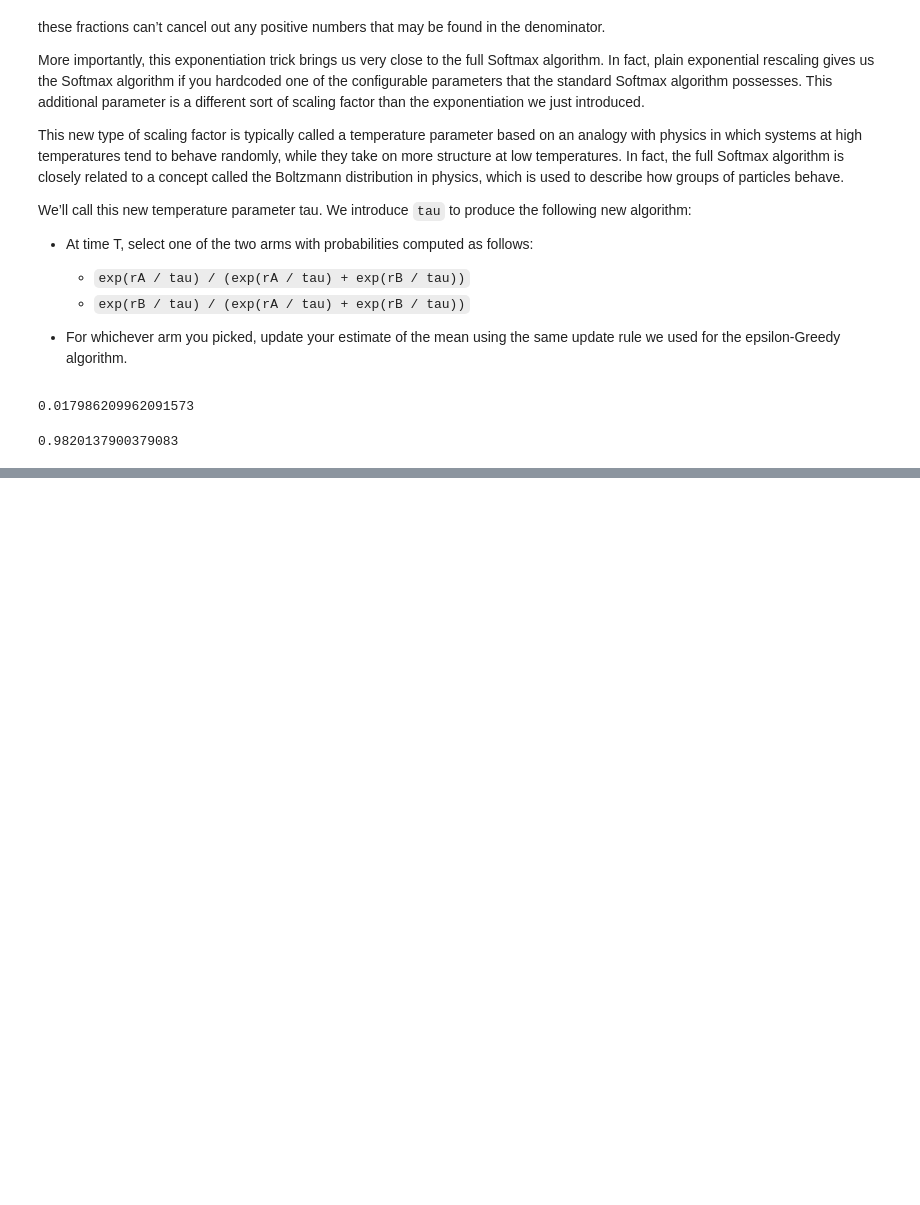
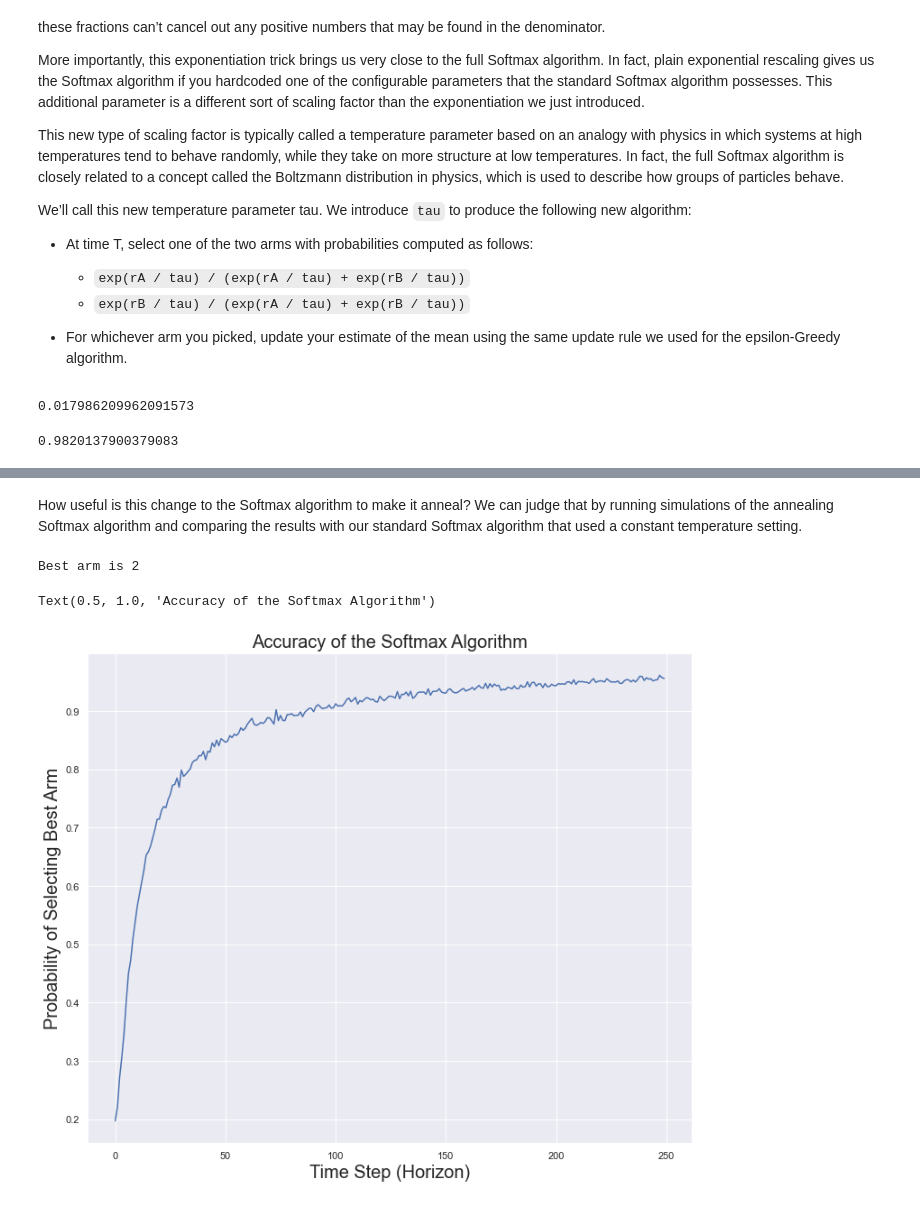
Before and after one commit to harpalsahota/datascience-knowledge-base, a Jupyter notebook: ab_testing/bandit_algorithms/web_optimisation/05_softmax_algorithm.ipynb, the cells around one changed output, grey strips where cells are left out. Saved outputs shown, nothing was run; the diff lists cells and outputs as text; code cells hidden in the pictures; blank space fills up the shorter version.

```diff
--- a/ab_testing/bandit_algorithms/web_optimisation/05_softmax_algorithm.ipynb
+++ b/ab_testing/bandit_algorithms/web_optimisation/05_softmax_algorithm.ipynb
@@ -67,0 +383,24 @@ np.exp(success_rate_arm_b / temp) / (np.exp(success_rate_arm_a / temp) + np.exp(
+# %% [markdown]
+How useful is this change to the Softmax algorithm to make it anneal? We can judge that by running simulations of the annealing Softmax algorithm and comparing the results with our standard Softmax algorithm that used a constant temperature setting.
+# %%
+import random
+
+random.seed(1)
+means = [0.1, 0.1, 0.1, 0.1, 0.9]
+n_arms = len(means)
+random.shuffle(means)
+arms = list(map(lambda mu: BernoulliArm(mu), means))
+print(f"Best arm is {ind_max(means)}")
+# %% [output]
+Best arm is 2
+# %%
+# temp_results = []
+
+N_SIMS = 5000 # Number of simulations to run
+HORIZON = 250 # Number of time points in each simulation
+
+algo = AnnealingSoftmax([], [])
+algo.initialise(n_arms)
+results = test_algorithm(algo, arms, N_SIMS, HORIZON)
+
+# temp_results.append(results)
@@ -67,0 +416,11 @@ np.exp(success_rate_arm_b / temp) / (np.exp(success_rate_arm_a / temp) + np.exp(
+# %%
+sns.set_style('darkgrid')
+sns.set_context('paper')
+sns.set(rc={'figure.figsize':(12, 10)})
+sns.lineplot(x=range(0, HORIZON), y=temp_01_best_arm_probs)
+plt.xlabel('Time Step (Horizon)', size=20)
+plt.ylabel('Probability of Selecting Best Arm', size=20)
+plt.title('Accuracy of the Softmax Algorithm', size=20)
+# %% [output]
+Text(0.5, 1.0, 'Accuracy of the Softmax Algorithm')
+[figure, added]
```
Also changed, not shown: parts of 28 cells of this notebook.
